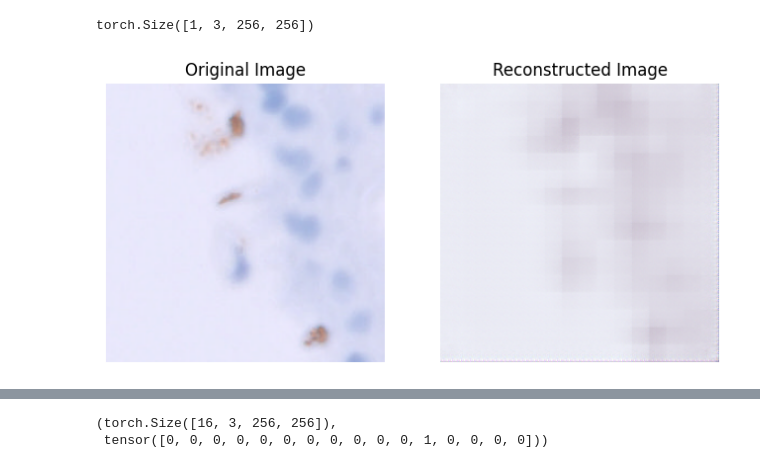
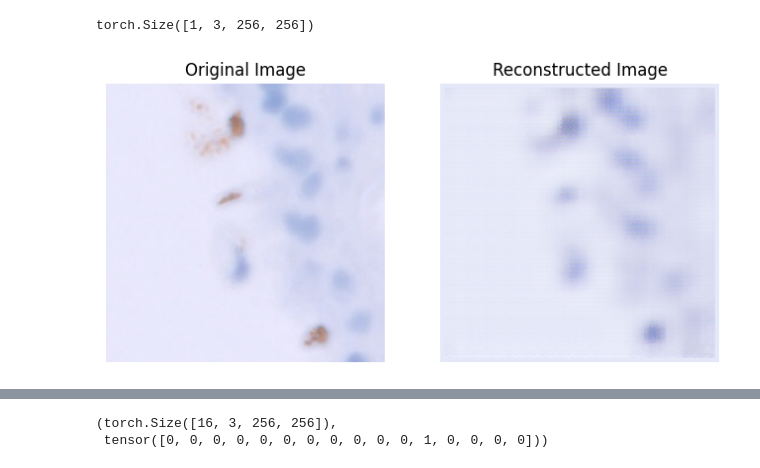
Before and after one commit to Pikurrot/MED-GIA, a Jupyter notebook: AnomalyDetection/inference.ipynb, the cells around one changed output, grey strips where cells are left out. Drawn from its saved outputs; the diff is of its cells as text; code cells hidden in the pictures.

```diff
--- a/AnomalyDetection/inference.ipynb
+++ b/AnomalyDetection/inference.ipynb
@@ -19,7 +19,7 @@ model = Autoencoder()
 
 # Load model.pth if exists
 try:
-	model.load_state_dict(torch.load("models/Autoencoder.pth"))
+	model.load_state_dict(torch.load("models/Autoencoder_norm.pth"))
 except FileNotFoundError:
 	print("No model.pth found")
 model.to(device)
@@ -27,7 +27,7 @@ model.eval()
 
 # Define a transform to preprocess the image
 transform = transforms.Compose([
-		transforms.Resize(256),
+		transforms.Resize((256,256)),
 		transforms.ToTensor(),
 		transforms.Normalize((0.5, 0.5, 0.5), (0.5, 0.5, 0.5))
 	])
@@ -53,29 +53,34 @@ with torch.no_grad():
 # %%
 def denormalize(tensor):
 	tensor = tensor * 0.5 + 0.5
 	tensor = tensor * 255
 	tensor = tensor.clamp(0, 255)
 	tensor = tensor.type(torch.uint8)
 	return tensor
 
 # Convert tensors to images for visualization
 input_image_np = denormalize(input_image.squeeze(0).cpu()).permute(1, 2, 0).numpy()
 reconstructed_image_np = denormalize(reconstructed_image.squeeze(0).cpu()).permute(1, 2, 0).numpy()
+# center cropped
+p = 4
+reconstructed_image_np = reconstructed_image_np[p:256-p, p:256-p, :]
+# pad again with blue color
+reconstructed_image_np = cv2.copyMakeBorder(reconstructed_image_np, p, p, p, p, cv2.BORDER_CONSTANT, value=[228, 232, 248])
 
 # Display the original and reconstructed images
 plt.figure(figsize=(8, 4))
 
 plt.subplot(1, 2, 1)
 plt.title("Original Image")
 plt.imshow(input_image_np)
 plt.axis("off")
 
 plt.subplot(1, 2, 2)
 plt.title("Reconstructed Image")
-plt.imshow(reconstructed_image_np, vmin=0, vmax=255)
+plt.imshow(reconstructed_image_np)
 plt.axis("off")
 
 plt.show()
 # %% [output]
-[figure, old version]
+[figure, new version]
 # %%
```
Also changed, not shown: parts of 6 cells of this notebook, 4 other files.
